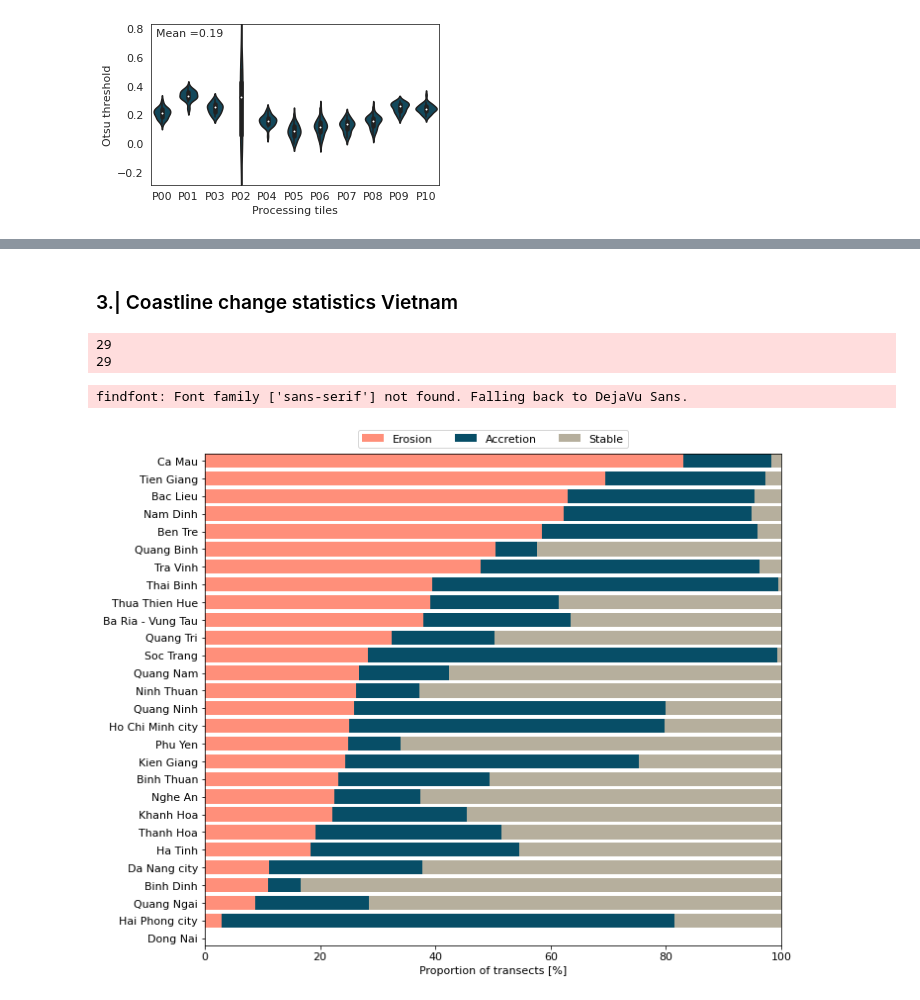
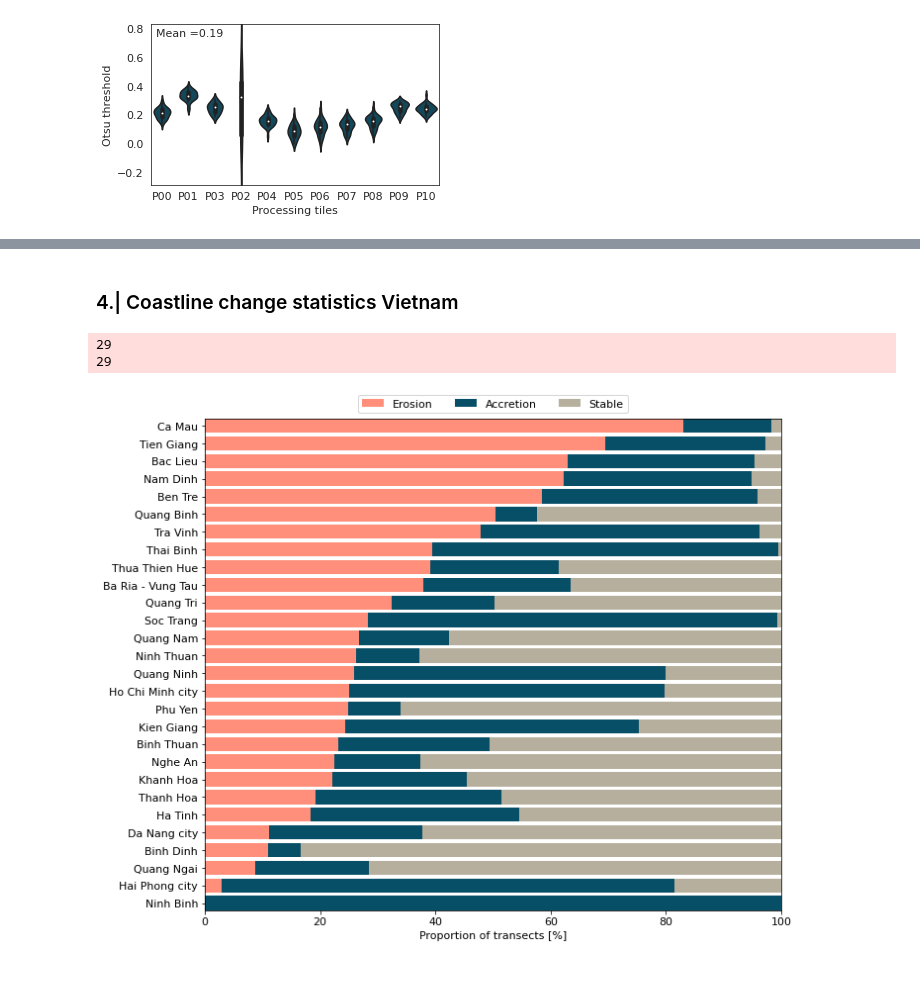
Before and after one commit to ronjalappe/VN_coastline_dynamics, a Jupyter notebook: VN_plotting.ipynb, the cells around one changed output, grey strips where cells are left out. Drawn from its saved outputs; the diff is of its cells as text; code cells hidden in the pictures.

```diff
--- a/VN_plotting.ipynb
+++ b/VN_plotting.ipynb
@@ -82,7 +87,7 @@ findfont: Font family ['sans-serif'] not found. Falling back to DejaVu Sans.
 [figure]
 # %%
 # Average number of pixel observations per year
-nvo_dict = {key:[] for key in range(1984,2022)}
+nvo_dict = {key:[] for key in range(1986,2022)}
 
 for i in proc_tiles.id:
     tile_name = "P"+str(i).zfill(2) # name of processing tile
@@ -108,7 +113,7 @@ ax.set_xticks(nvo_df.index)
 ax.margins(x=0.01)
 ax.set_xticklabels(nvo_df.index, rotation=90)
 ax.set_ylabel("Mean valid pixel observations")
-ax.text(1984,20,"Mean = "+str(int(np.mean(nvo_df.NVO))))
+ax.text(1986,20,"Mean = "+str(int(np.mean(nvo_df.NVO))))
 fig.tight_layout()
 fig.savefig(os.path.join(plot_dir,"Avg_pixel_observations"), dpi=150)
 #plt.close(fig)
@@ -185,5 +242,5 @@ fig.savefig(os.path.join(plot_dir,"Otsus_mean"), dpi=300)
 # %% [markdown]
-### 3.| Coastline change statistics Vietnam
+### 4.| Coastline change statistics Vietnam
 # %%
 # get statistical information on coastline change in Vietnam
 VN_classifications = gpd.read_file(os.path.join(data_dir,"VN_all_classifications"))
@@ -241,24 +298,32 @@ else:
 # %%
 # plot cosatline change per province
 coastal_provinces = gpd.read_file(os.path.join(data_dir,"VN_coastal_provinces"))
 coastal_provinces = coastal_provinces.sort_values(by="Erosion",ascending=True).reset_index(drop=True)
-coastal_provinces = coastal_provinces.drop(0)
+coastal_provinces = coastal_provinces.drop(1)
 fig, ax = plt.subplots(figsize=(10,8))
 bars1 = coastal_provinces['Erosion']
 bars2 = coastal_provinces['Accretion']
 bars3 = coastal_provinces['Stable']
 names = coastal_provinces["ADM1_EN"]
 ax.barh(names,bars1,color=coastal_orange,label="Erosion")
 ax.barh(names,bars2,left=bars1,color=coastal_blue,label="Accretion")
 ax.barh(names,bars3,left=bars1+bars2,color=coastal_beige,label="Stable")
-ax.set_xlabel("Proportion of transects [%]")
+ax.set_xlabel("Proportion of tran# draw circles around hotspots
+severe_erosion_hotspots = gpd.read_file(os.path.join(data_dir,"VN_extreme_accretion_hotspots_grouped"))
+centroids = []
+for i, transects in severe_erosion_hotspots.iterrows():
+    centroids.append(transects.geometry.centroid)
+centroids_gdf = gpd.GeoDataFrame(geometry=centroids, crs = severe_erosion_hotspots.crs)
+centroids_gdf['length'] = severe_erosion_hotspots.length
+centroids_gdf['LRR_slope'] = severe_erosion_hotspots.LRR_slope
+centroids_gdf.to_file(os.path.join(data_dir,"VN_extreme_accretion_hotspots_points"),driver="GeoJSON")
+severe_erosion_hotspots [%]")
 ax.margins(x=0,y=0)
 ax.get_legend_handles_labels()
 ax.legend(ncol=4,loc="lower center",bbox_to_anchor=[0.5,1])
 fig.tight_layout()
 fig.savefig(os.path.join(plot_dir,"Coastal_change_provinces"), bbox_inches='tight',dpi=300)
 # %% [output]
-findfont: Font family ['sans-serif'] not found. Falling back to DejaVu Sans.
-[figure, old version]
+[figure, new version]
 # %%
 # coastline change hotspots
```
Also changed, not shown: parts of 13 cells of this notebook, 47 other files.
